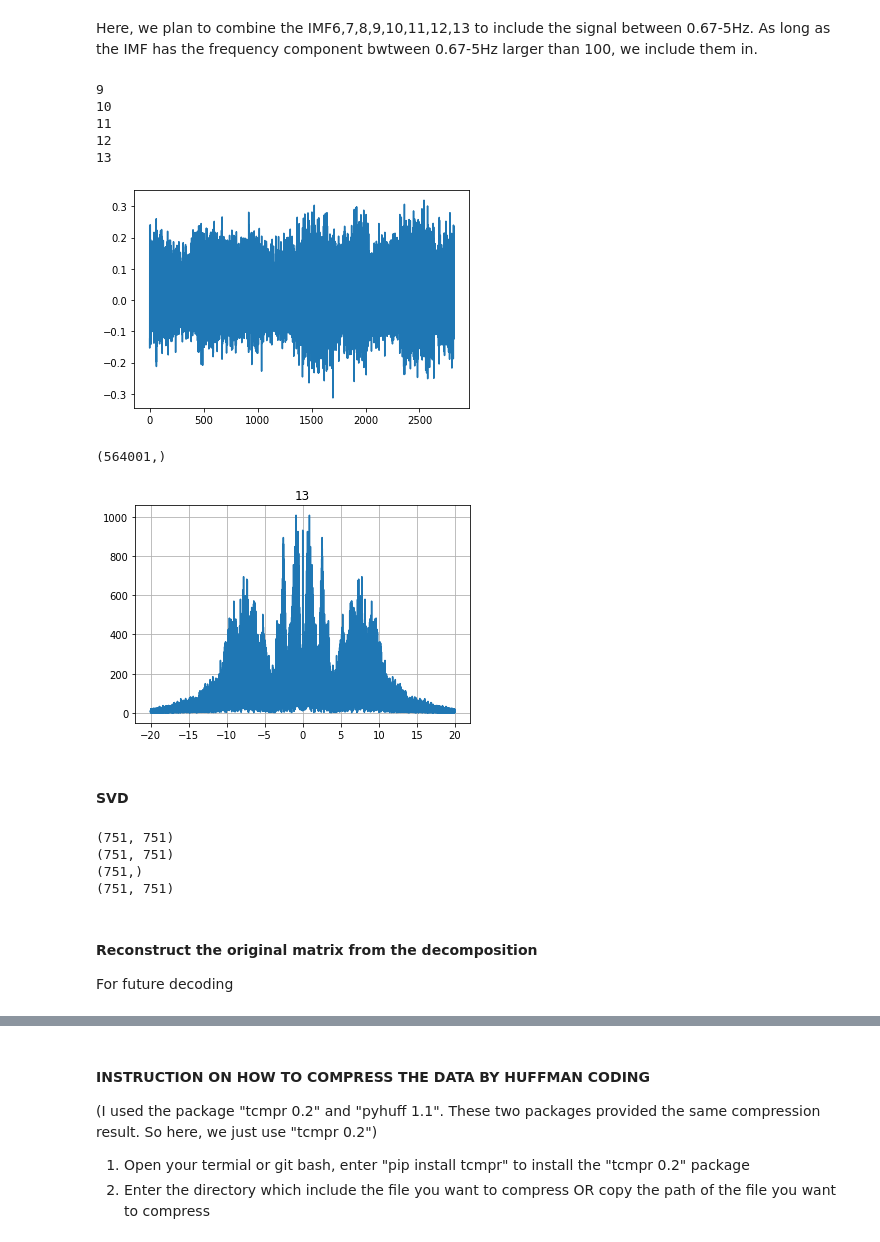
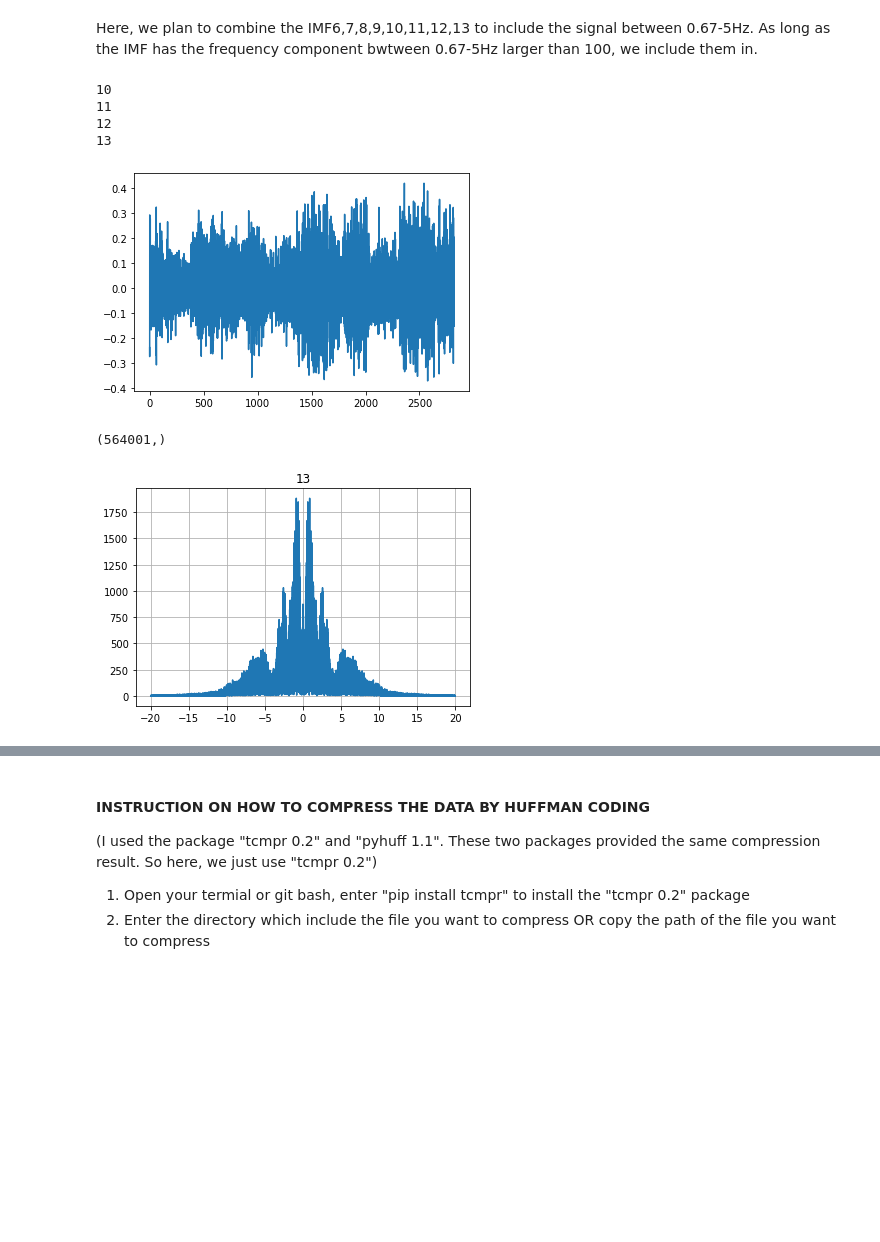
Before and after one commit to DigitalBiomarkerDiscoveryPipeline/Data-Compression-Toolbox, a Jupyter notebook: Baiying/code_m2-ecg.ipynb, the cells around one changed output, grey strips where cells are left out. Saved outputs shown, nothing was run; the diff lists cells and outputs as text; code cells hidden in the pictures; blank space fills up the shorter version.

```diff
--- a/Baiying/code_m2-ecg.ipynb
+++ b/Baiying/code_m2-ecg.ipynb
@@ -465,20 +465,19 @@ for i in range(0,imfs.shape[0]):
 # %% [markdown]
 Here, we plan to combine the IMF6,7,8,9,10,11,12,13 to include the signal between 0.67-5Hz. As long as the IMF has the frequency component bwtween 0.67-5Hz larger than 100, we include them in.
 # %%
-multi_imfs = imfs[8]
-for i in range(9,14):
+multi_imfs = imfs[9]
+for i in range(10,14):
     multi_imfs += imfs[i]
     print(i)
 
 plt.plot(new_index, multi_imfs)
 plt.show()
 # %% [output]
-9
 10
 11
 12
 13
-[figure, old version]
+[figure, new version]
 # %%
 multi_imfs.shape
 # %% [output]
@@ -493,22 +492,4 @@ plt.title(i)
 plt.grid()
 plt.show()
 # %% [output]
-[figure, old version]
+[figure, new version]
-# %% [markdown]
-#### SVD
-# %%
-from scipy import linalg
-reshaped_signal = np.reshape(normalized_signal, (751,751))
-U, s, Vh = linalg.svd(reshaped_signal)
-print(reshaped_signal.shape)
-print(U.shape)
-print(s.shape)
-print(Vh.shape)
-# %% [output]
-(751, 751)
-(751, 751)
-(751,)
-(751, 751)
-# %% [markdown]
-#### Reconstruct the original matrix from the decomposition
-For future decoding
```
Also changed, not shown: parts of 16 cells of this notebook.
